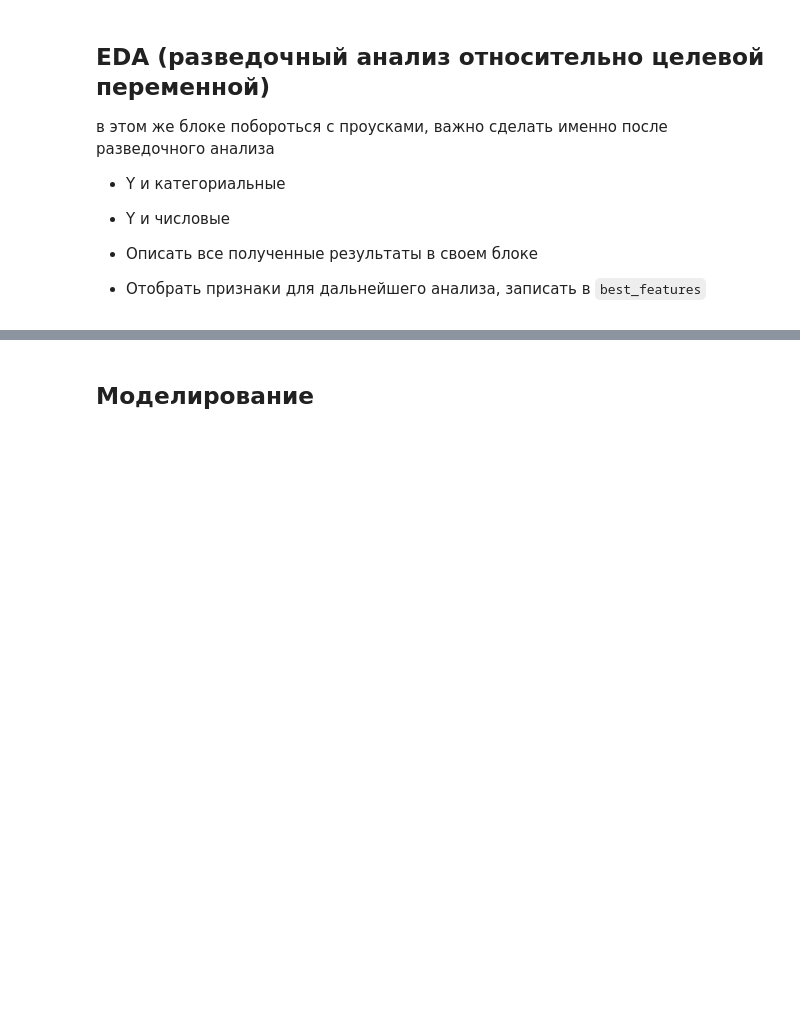
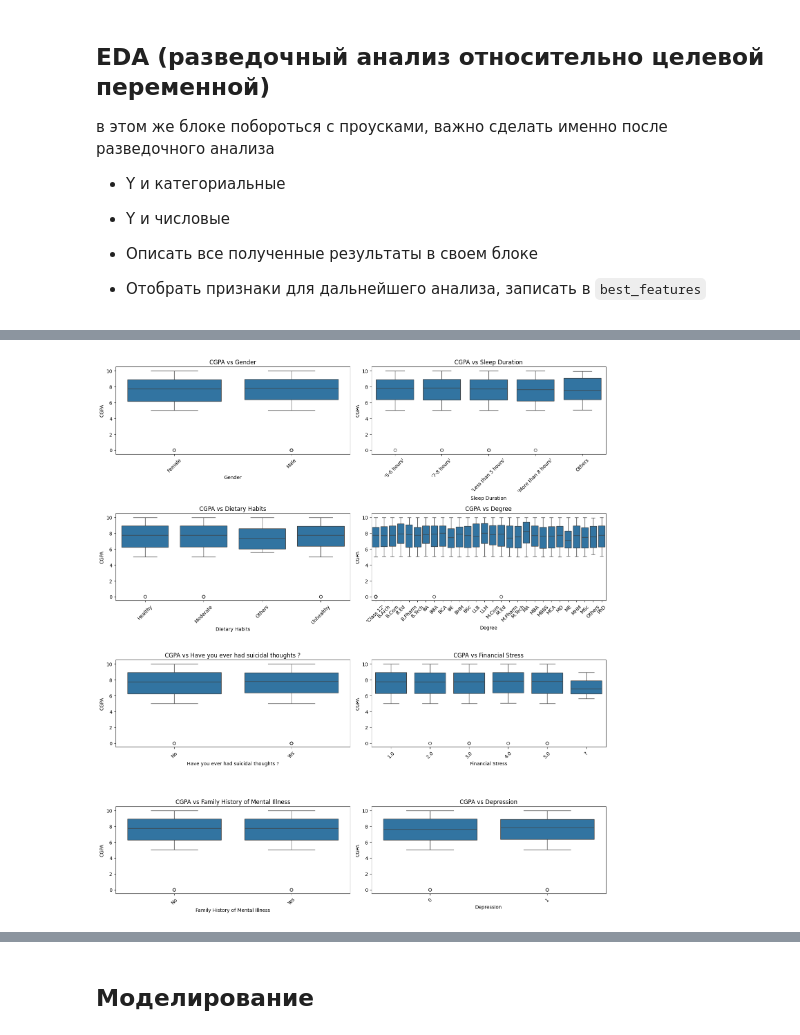
Before and after one commit to Danata117/ML, a Jupyter notebook: ML_Praktika2".ipynb, the cells around one changed output, grey strips where cells are left out. Cells and saved outputs as stored; diff of their text form; code cells hidden in the pictures; blank space fills up the shorter version.

```diff
--- a/ML_Praktika2".ipynb
+++ b/ML_Praktika2".ipynb
@@ -176,0 +120,17 @@ ValueError: could not convert string to float: '?'
+# %%
+cat_cols = ['Gender', 'Sleep Duration', 'Dietary Habits',
+            'Degree', 'Have you ever had suicidal thoughts ?',
+            'Financial Stress', 'Family History of Mental Illness', 'Depression']
+
+plt.figure(figsize=(15, 20))
+
+for i, col in enumerate(cat_cols, 1):
+    plt.subplot(len(cat_cols)//2+1, 2, i)
+    sns.boxplot(x=col, y="CGPA", data=df)
+    plt.title(f"CGPA vs {col}")
+    plt.xticks(rotation=45)
+
+plt.tight_layout()
+plt.show()
+# %% [output]
+[figure, added]
```
Also changed, not shown: parts of 6 cells of this notebook.
